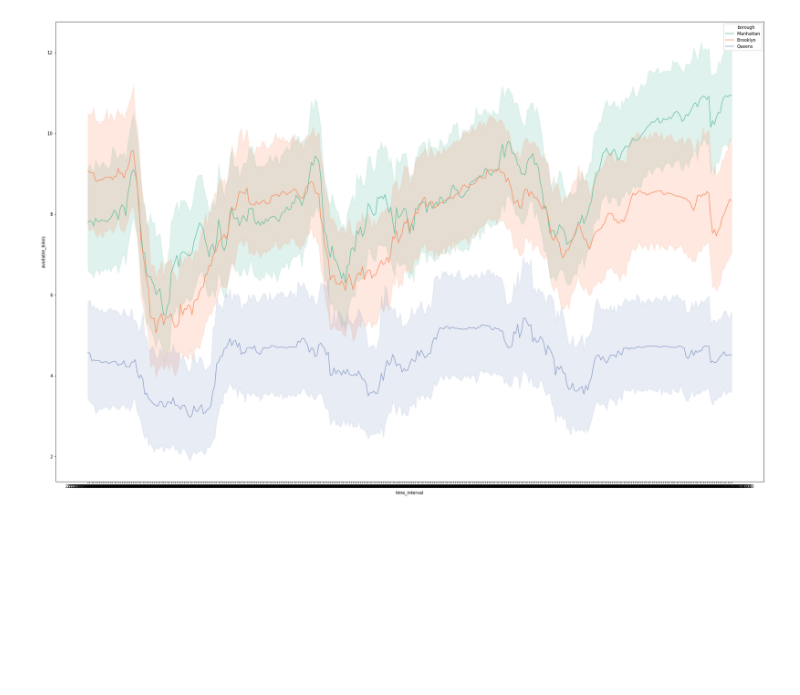
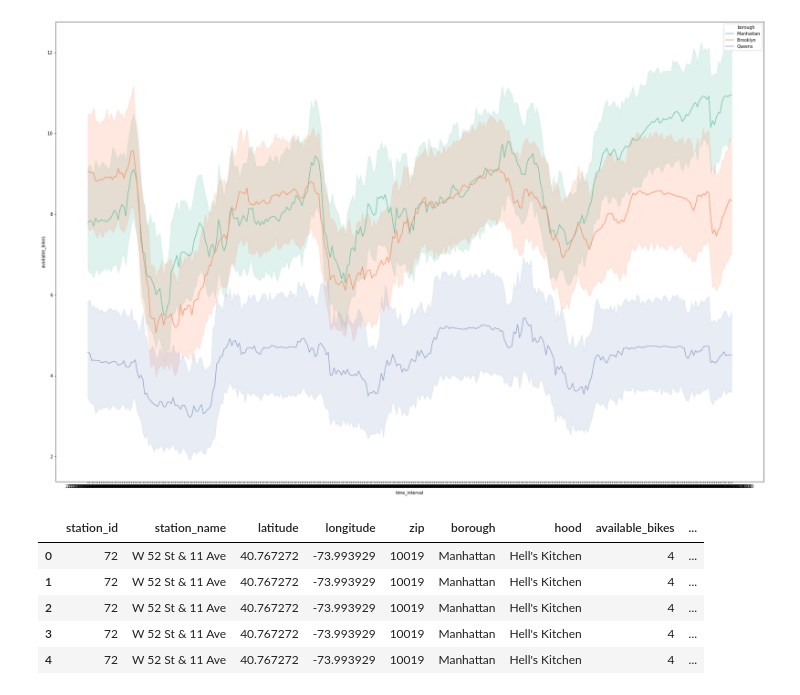
Before and after one commit to alhankeser/citibike-analysis, a Jupyter notebook: notebooks/CitiBike-1.ipynb, the cells around one changed output. Saved outputs shown, nothing was run; the diff lists cells and outputs as text; code cells hidden in the pictures; blank space fills up the shorter version.

```diff
--- a/notebooks/CitiBike-1.ipynb
+++ b/notebooks/CitiBike-1.ipynb
@@ -77,3 +79,12 @@ sns.lineplot(x='time_interval', y='available_bikes', data=df, hue='borough', ci=
 # %% [output]
 <matplotlib.axes._subplots.AxesSubplot at 0x...>
 [figure]
+# %%
+df.head()
+# %% [output]
+|  | station_id | station_name | latitude | longitude | zip | borough | hood | available_bikes | ... |
+| 0 | 72 | W 52 St & 11 Ave | 40.767272 | -73.993929 | 10019 | Manhattan | Hell's Kitchen | 4 | ... |
+| 1 | 72 | W 52 St & 11 Ave | 40.767272 | -73.993929 | 10019 | Manhattan | Hell's Kitchen | 4 | ... |
+| 2 | 72 | W 52 St & 11 Ave | 40.767272 | -73.993929 | 10019 | Manhattan | Hell's Kitchen | 4 | ... |
+| 3 | 72 | W 52 St & 11 Ave | 40.767272 | -73.993929 | 10019 | Manhattan | Hell's Kitchen | 4 | ... |
+| 4 | 72 | W 52 St & 11 Ave | 40.767272 | -73.993929 | 10019 | Manhattan | Hell's Kitchen | 4 | ... |
```
Also changed, not shown: parts of 1 cell of this notebook, 1 other file.
